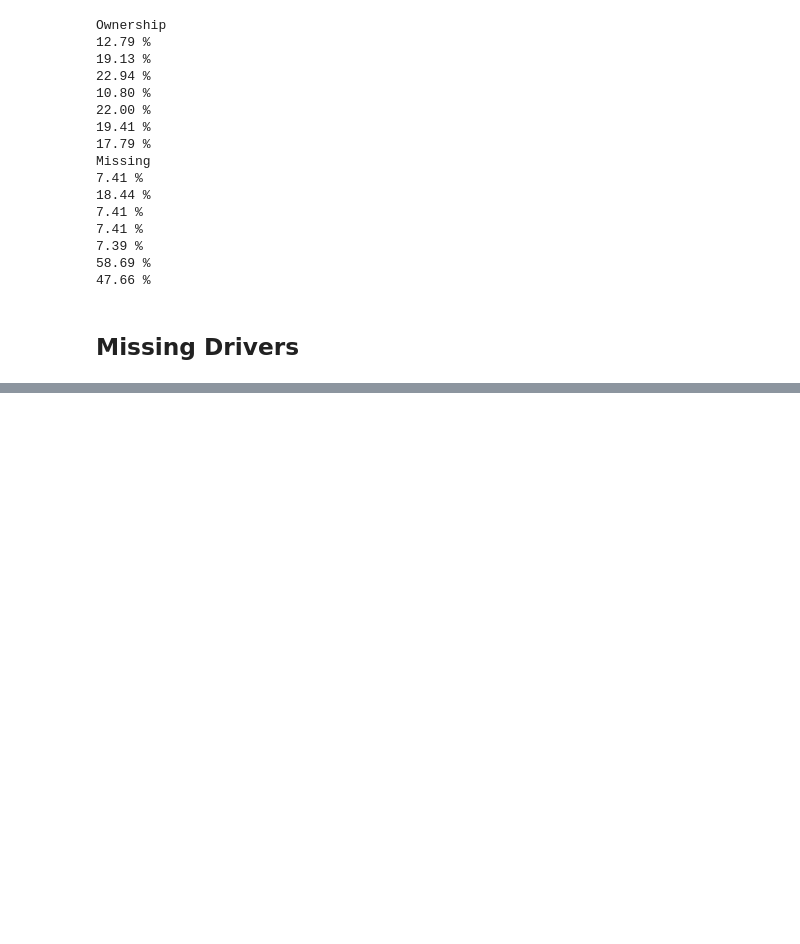
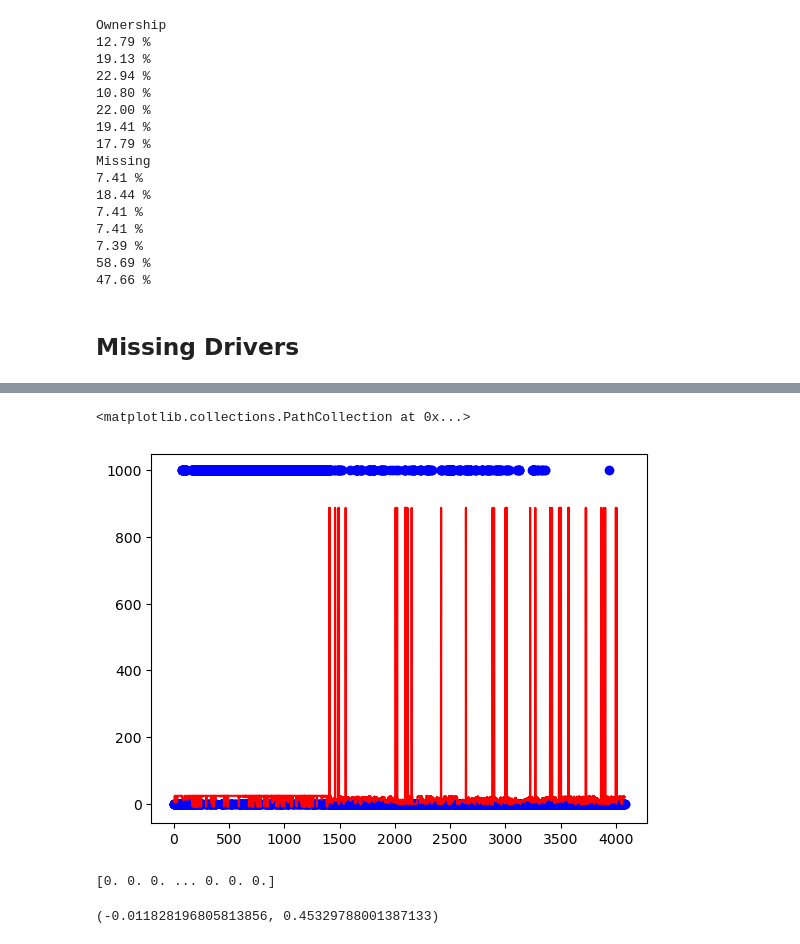
Before and after one commit to SESAM-Polimi/offgrid-demand-estimation, a Jupyter notebook: visualization.ipynb, the cells around one changed output, grey strips where cells are left out. Cells and saved outputs as stored; diff of their text form; code cells hidden in the pictures; blank space fills up the shorter version.

Commit message:
driver and appliance correlation visualization

```diff
--- a/visualization.ipynb
+++ b/visualization.ipynb
@@ -184,0 +211,6 @@ for col in DRIVERS_LIST:
+# %%
+available_Hours_available_electricity =  df['Hours_available_electricity'].isna() != True
+Hours_available_electricity = df[available_Hours_available_electricity]['Hours_available_electricity']
+iron = df[available_Hours_available_electricity]['Presence_iron']
+fan = df[available_Hours_available_electricity]['Presence_fan']
+print(Hours_available_electricity)
@@ -184,0 +230,11 @@ for col in DRIVERS_LIST:
+# %%
+plt.plot(Hours_available_electricity.values, color='red')
+plt.scatter(range(len(iron)), iron.values * 1000 , color='blue')
+# plt.scatter(fan.values * 100, range(len(fan)), color='green')
+# %% [output]
+<matplotlib.collections.PathCollection at 0x...>
+[figure, added]
+# %%
+plt.corr
+# %% [output]
+[0. 0. 0. ... 0. 0. 0.]
@@ -184,0 +258,5 @@ for col in DRIVERS_LIST:
+# %%
+
+calculate_correlation(df, "Hours_available_electricity", "Presence_fan")
+# %% [output]
+(-0.011828196805813856, 0.45329788001387133)
```
Also changed, not shown: parts of 5 cells of this notebook.
